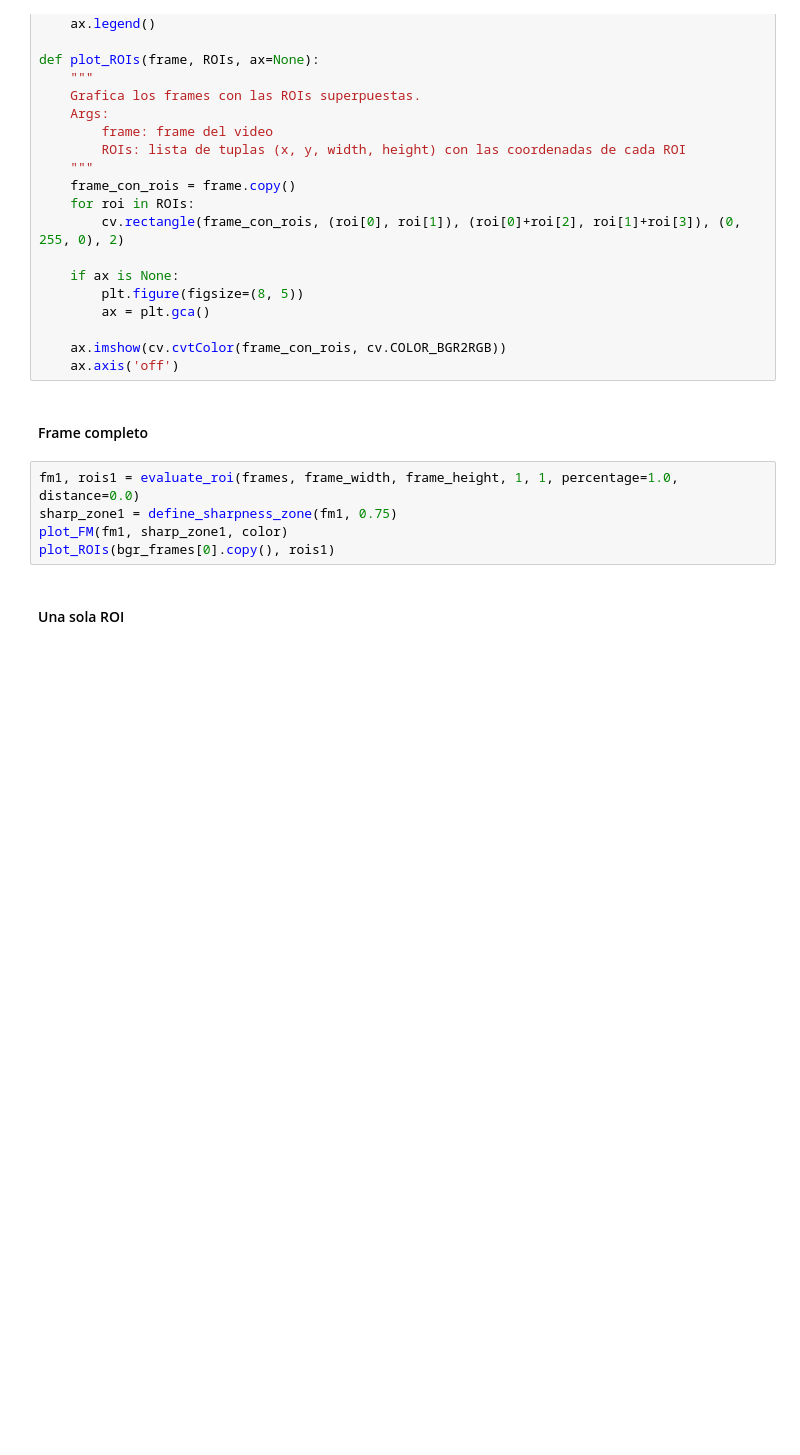
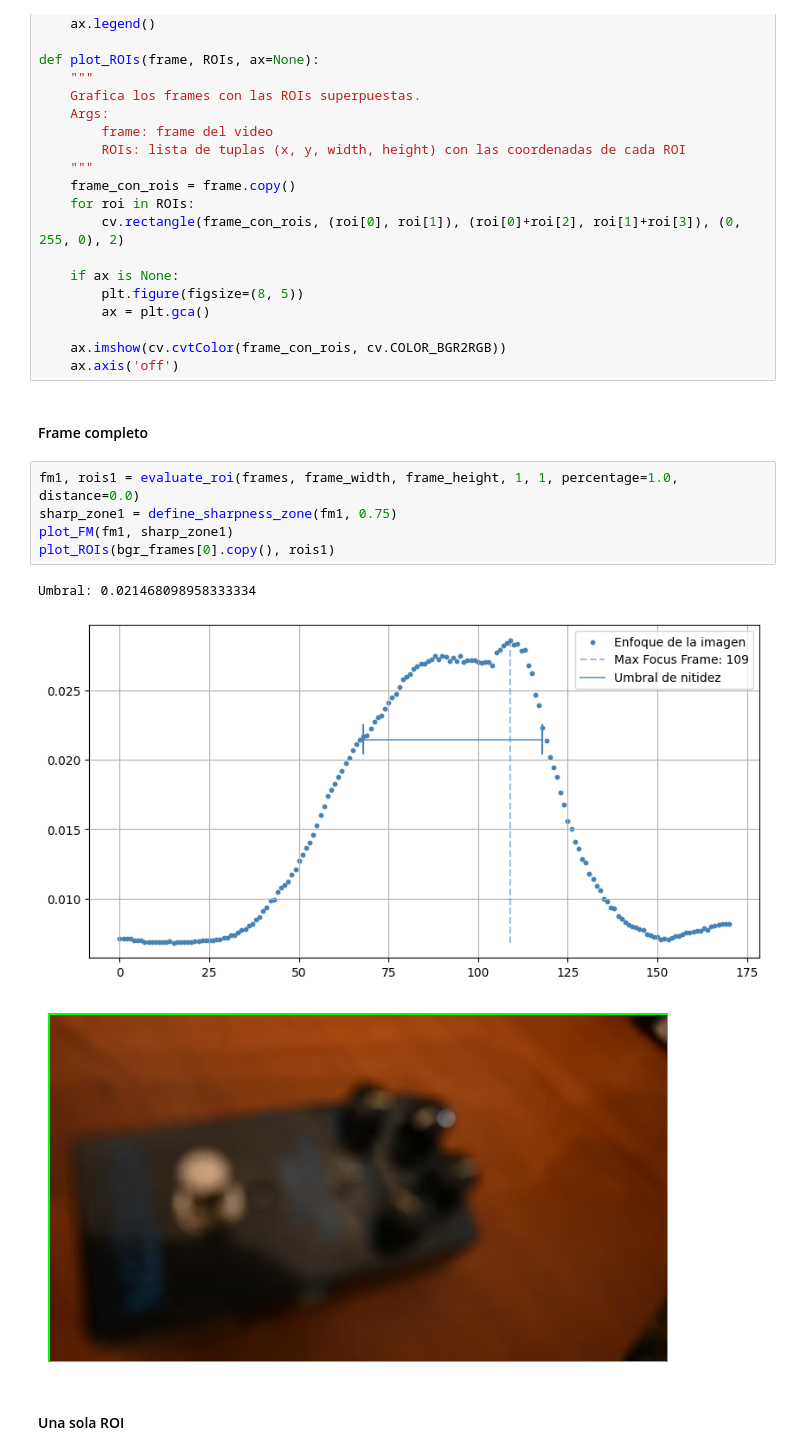
Before and after one commit to gabrielquiroga/vision_computadora_I_ceia, a Jupyter notebook: Material_TPs/TP2/tp2.ipynb, the cells around one changed output. Saved outputs shown, nothing was run; the diff lists cells and outputs as text; blank space fills up the shorter version.

```diff
--- a/Material_TPs/TP2/tp2.ipynb
+++ b/Material_TPs/TP2/tp2.ipynb
@@ -497,8 +503,12 @@ def plot_ROIs(frame, ROIs, ax=None):
 # %%
 fm1, rois1 = evaluate_roi(frames, frame_width, frame_height, 1, 1, percentage=1.0, distance=0.0)
 sharp_zone1 = define_sharpness_zone(fm1, 0.75)
-plot_FM(fm1, sharp_zone1, color)
+plot_FM(fm1, sharp_zone1)
 plot_ROIs(bgr_frames[0].copy(), rois1)
+# %% [output]
+Umbral: 0.021468098958333334
+[figure, added]
+[figure, added]
 # %% [markdown]
 #### Una sola ROI
 # %%
```
Also changed, not shown: parts of 21 cells of this notebook.
